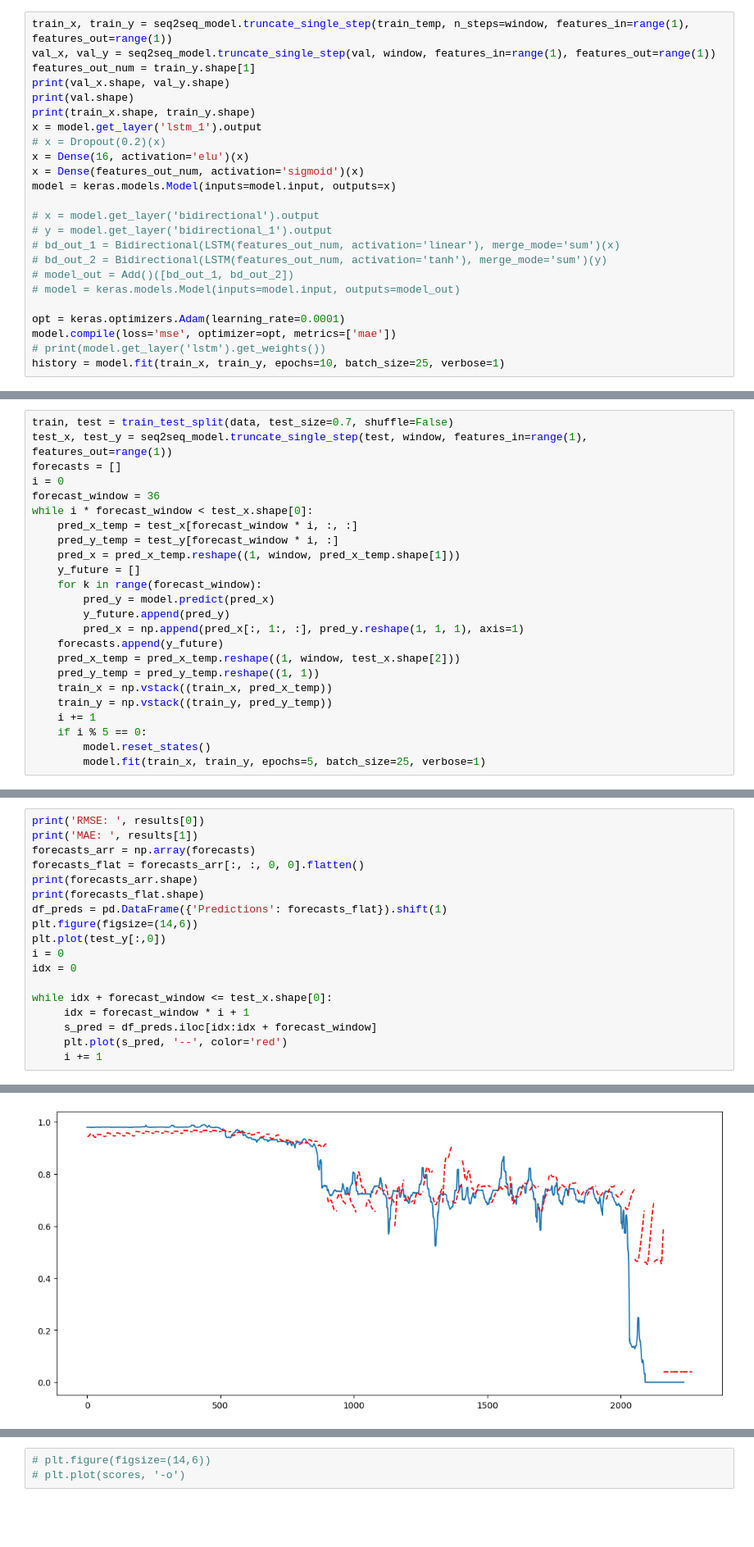
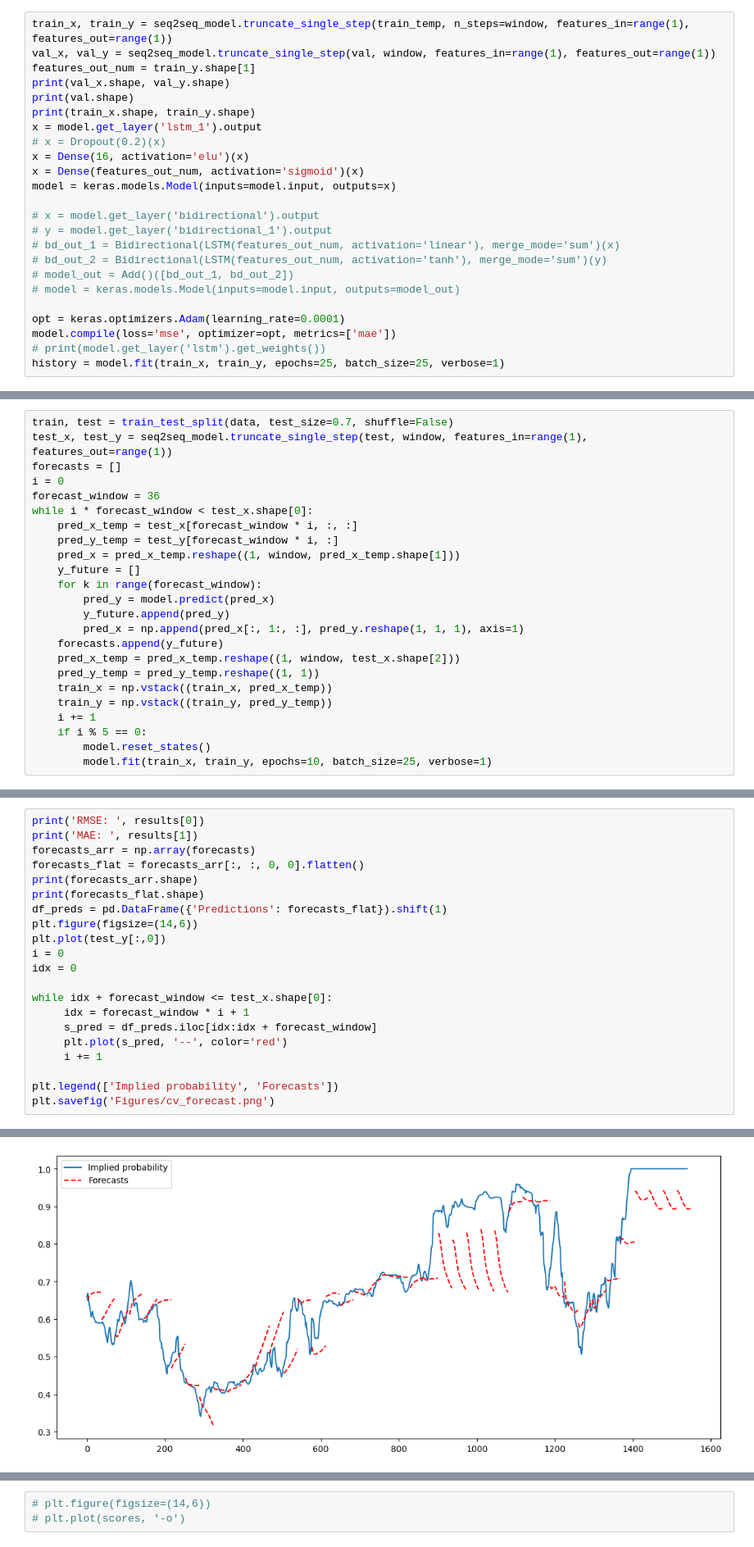
Before and after one commit to dyce135/Algorithmic_Tennis_Betting, a Jupyter notebook: model_benchmark.ipynb, the cells around one changed output, grey strips where cells are left out. Shown: that part at 82% size. Cells and saved outputs as stored; diff of their text form; blank space fills up the shorter version.

```diff
--- a/model_benchmark.ipynb
+++ b/model_benchmark.ipynb
@@ -111,5 +120,5 @@ model = keras.models.Model(inputs=model.input, outputs=x)
 opt = keras.optimizers.Adam(learning_rate=0.0001)
 model.compile(loss='mse', optimizer=opt, metrics=['mae'])
 # print(model.get_layer('lstm').get_weights())
-history = model.fit(train_x, train_y, epochs=10, batch_size=25, verbose=1)
+history = model.fit(train_x, train_y, epochs=25, batch_size=25, verbose=1)
 # %% [output]
@@ -177,5 +186,5 @@ while i * forecast_window < test_x.shape[0]:
     i += 1
     if i % 5 == 0:
         model.reset_states()
-        model.fit(train_x, train_y, epochs=5, batch_size=25, verbose=1)
+        model.fit(train_x, train_y, epochs=10, batch_size=25, verbose=1)
 # %% [output]
@@ -214,4 +223,7 @@ while idx + forecast_window <= test_x.shape[0]:
      s_pred = df_preds.iloc[idx:idx + forecast_window]
      plt.plot(s_pred, '--', color='red')
      i += 1
+
+plt.legend(['Implied probability', 'Forecasts'])
+plt.savefig('Figures/cv_forecast.png')
 # %% [output]
@@ -222,4 +234,4 @@ MAE:  0.07125237584114075
-[figure, old version]
+[figure, new version]
 # %%
 pred_length = test_y.shape[0]
 print(df_preds['Predictions'].iloc[:pred_length:36])
```
Also changed, not shown: parts of 13 cells of this notebook, 5 other files.
